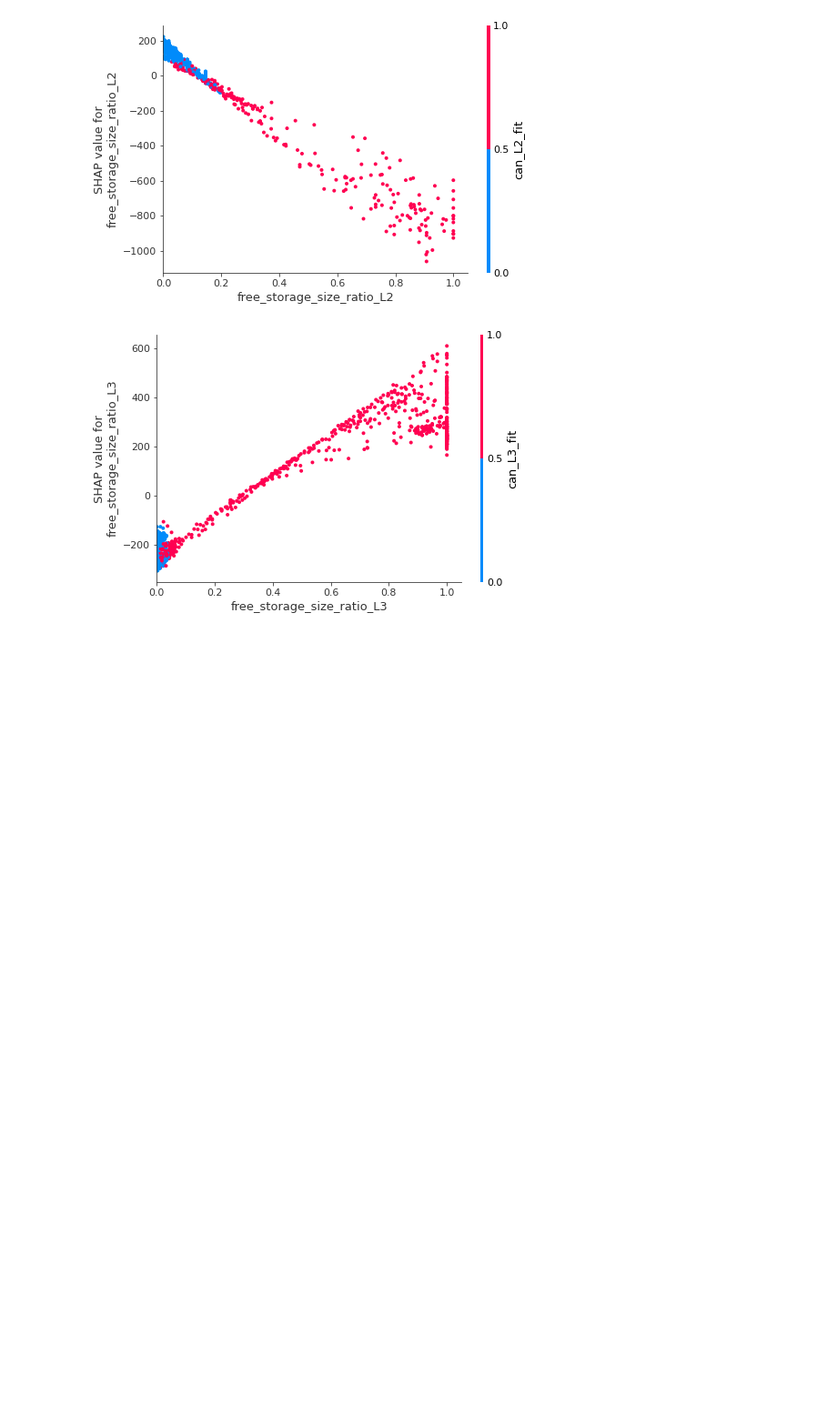
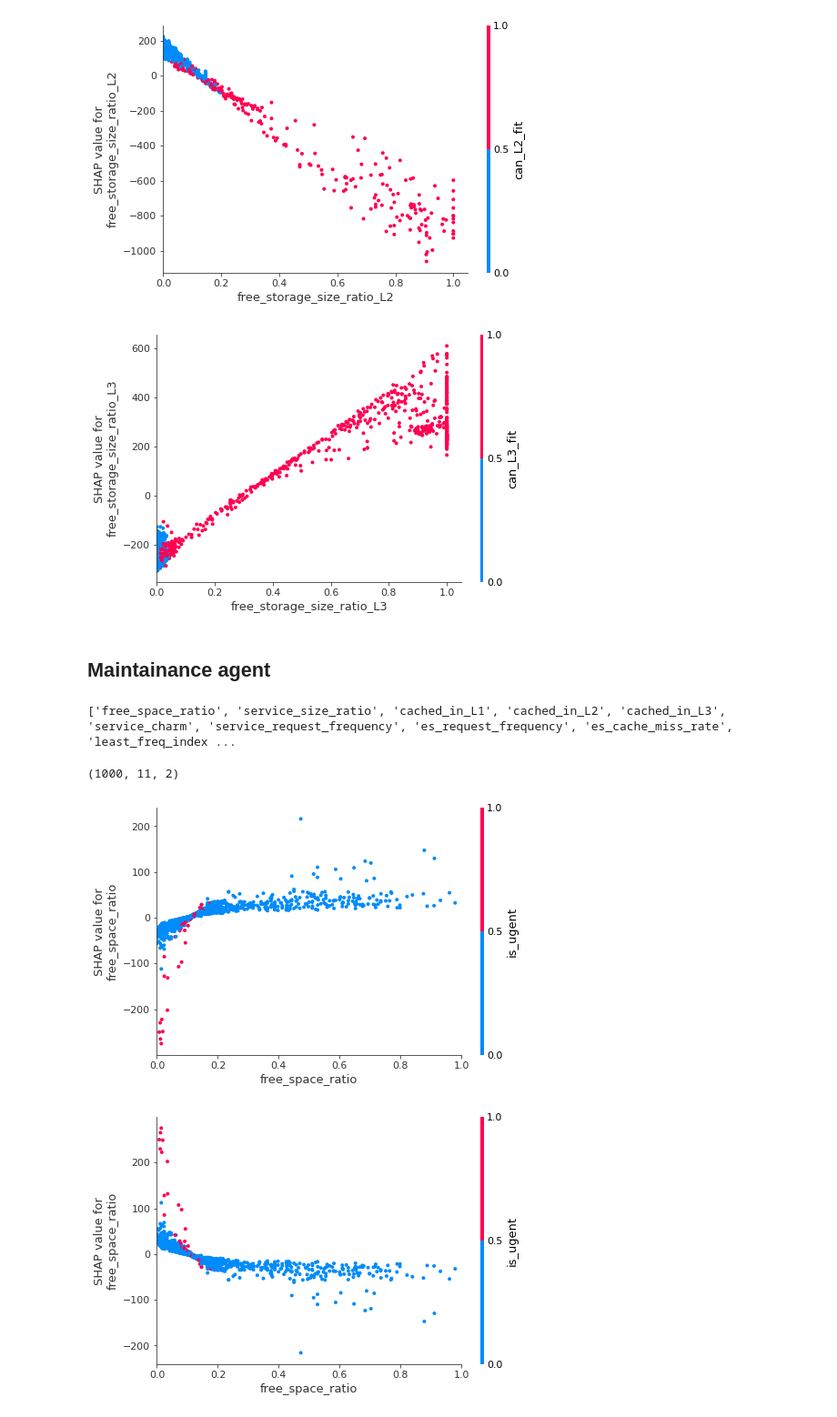
Before and after one commit to zzxjl1/CDNCache_XRL, a Jupyter notebook: explainability/local/cache_allocation/cache_allocation.ipynb, the cells around one changed output. Shown: that part at 91% size. Drawn from its saved outputs; the diff is of its cells as text; code cells hidden in the pictures; blank space fills up the shorter version.

```diff
--- a/explainability/local/cache_allocation/cache_allocation.ipynb
+++ b/explainability/local/cache_allocation/cache_allocation.ipynb
@@ -311,3 +313,77 @@ plt.savefig(f'./screenshot/L{cache_level}_3.png',dpi = 150,bbox_inches = 'tight'
 [figure]
 [figure]
 [figure]
+# %% [markdown]
+## Maintainance agent
+# %%
+X,Y,feature_names = load_data("./maintainance_df.csv")
+actions = ["PRESERVE","DELETE"]
+
+"""
+for i in range(len(X)):
+    free_space_ratio = X[i][feature_names.index('free_space_ratio')]
+    is_ugent = X[i][feature_names.index('is_ugent')]
+    least_freq_index = feature_names.index('least_freq_index')
+    if is_ugent:
+        Y[i] = "DELETE"
+"""
+
+t = []
+for i in Y:
+    t.append(actions.index(i))
+model = sklearn.neural_network.MLPClassifier(max_iter=1000).fit(X,t)
+# %% [output]
+['free_space_ratio', 'service_size_ratio', 'cached_in_L1', 'cached_in_L2', 'cached_in_L3', 'service_charm', 'service_request_frequency', 'es_request_frequency', 'es_cache_miss_rate', 'least_freq_index ...
+# %%
+SAMPLE_SIZE = 1000
+
+#打乱数组
+def shuffle(X):
+    indices = np.arange(len(X))
+    np.random.shuffle(indices)
+    X = X[indices]
+    return X
+
+def parse(X):
+    t = []
+    for i in range(len(X)):
+        is_ugent = X[i][feature_names.index('is_ugent')]
+        if is_ugent:
+            t.append(X[i])
+    return np.array(t)
+
+data = shuffle(X)[:SAMPLE_SIZE]
+#data = np.concatenate((data,parse(X)[:SAMPLE_SIZE]))
+
+explainer = shap.Explainer(lambda x: model.predict_proba(x), data)
+shap_values = explainer(data).values
+
+print(shap_values.shape)
+# %% [output]
+(1000, 11, 2)
+# %%
+
+shap.dependence_plot(
+    ind="free_space_ratio",
+    shap_values=shap_values[:,:,0]*3000,
+    features=data,
+    feature_names=feature_names,
+    interaction_index="is_ugent",
+    xmin=0, xmax=1,
+    show=False
+)
+plt.savefig(f'./screenshot/ugent_preserve.png',dpi = 150,bbox_inches = 'tight')
+
+shap.dependence_plot(
+    ind="free_space_ratio",
+    shap_values=shap_values[:,:,1]*3000,
+    features=data,
+    feature_names=feature_names,
+    interaction_index="is_ugent",
+    xmin=0, xmax=1,
+    show=False
+)
+plt.savefig(f'./screenshot/ugent_delete.png',dpi = 150,bbox_inches = 'tight')
+# %% [output]
+[figure, added]
+[figure, added]
```
Also changed, not shown: parts of 1 cell of this notebook, 9 other files.
